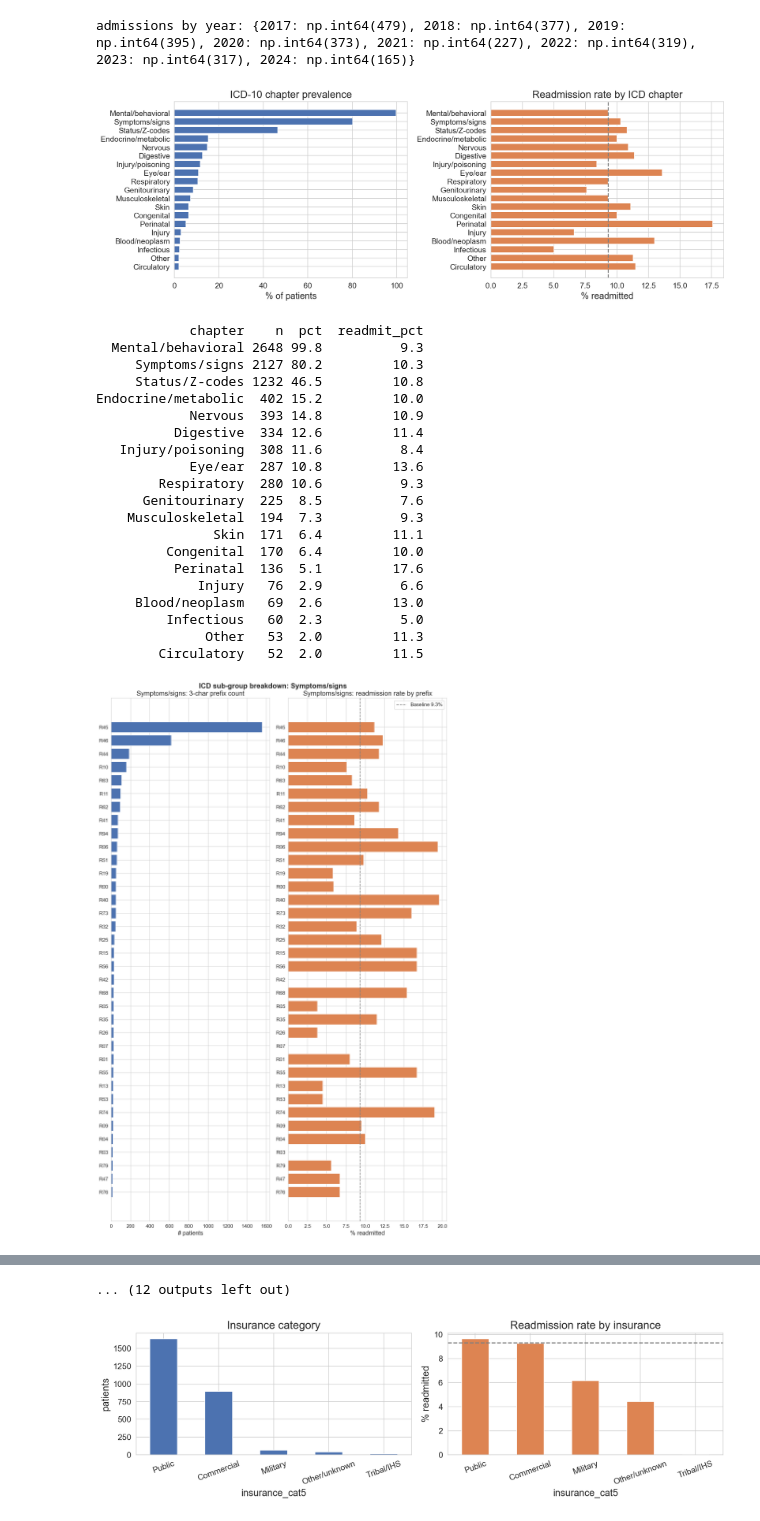
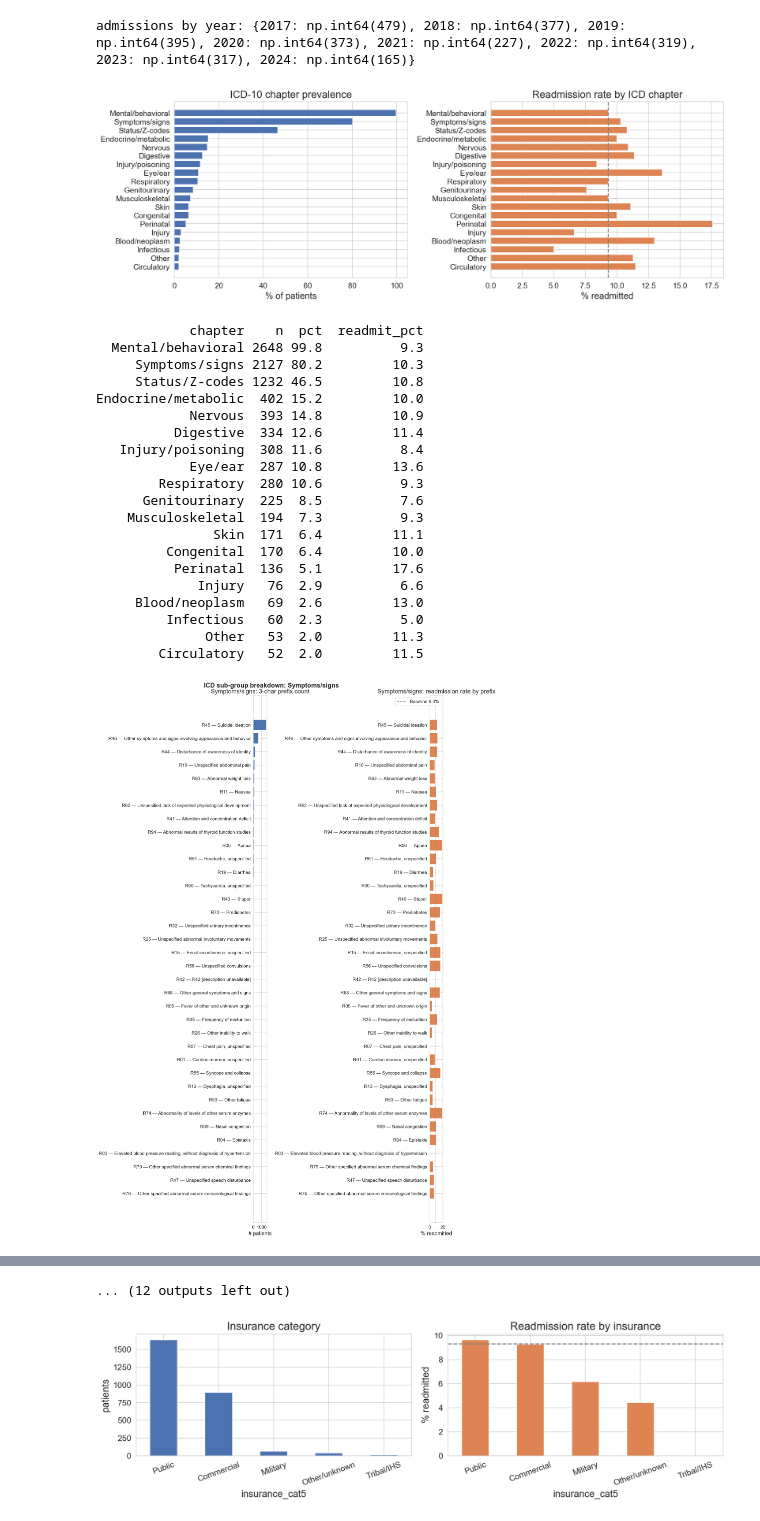
Before and after one commit to mdgld/Readmission-analysis, a Jupyter notebook: Readmission_Descriptive_and_Inferential.ipynb, the cells around one changed output, grey strips where cells are left out. Saved outputs shown, nothing was run; the diff lists cells and outputs as text; code cells hidden in the pictures.

```diff
--- a/Readmission_Descriptive_and_Inferential.ipynb
+++ b/Readmission_Descriptive_and_Inferential.ipynb
@@ -509,6 +512,20 @@ Fig 2b: skipped (redundant with boxplot + risk tier analysis)
 # ── Fig 3: Readmission rate by DSM-5 category (horizontal dot plot) ────────────
 dsm5_long = pd.read_csv('DSM5_Readmission_Analysis.csv')
 dsm5_long.columns = ['category', 'readmit_n', 'total_n', 'rate']
+
+# Expand misleading DSM residual display labels before plotting. In the current
+# reference, "Other Mental Disorder" is not a heterogeneous category: it maps to
+# R45.850 (homicidal ideation), so the portfolio figure should show the clinical
+# construct rather than a collapsed catch-all label.
+_icd_ref = pd.read_csv('ICD10_to_DSM5_Complete_Reference.csv')
+_dsm_display = {}
+for _cat, _grp in _icd_ref.dropna(subset=['DSM5_Category']).groupby('DSM5_Category'):
+    _grp = _grp.sort_values('Frequency', ascending=False)
+    if len(_grp) == 1 and str(_cat).lower().startswith('other'):
+        _row = _grp.iloc[0]
+        _dsm_display[_cat] = f"{_row['Description']} ({_row['ICD_Code']})"
+dsm5_long['category_raw'] = dsm5_long['category']
+dsm5_long['category'] = dsm5_long['category'].replace(_dsm_display)
 dsm5_long = dsm5_long.dropna(subset=['rate'])
 dsm5_long = dsm5_long[dsm5_long['total_n'] >= 15]
 dsm5_long = dsm5_long.sort_values('rate', ascending=True).reset_index(drop=True)
@@ -1148,6 +1165,19 @@ print(icd.to_string(index=False))
 BASELINE = 9.3
 above_bl = icd[icd['readmit_pct'] > BASELINE]['chapter'].tolist()
 _CH_LETTER = {v: k for k, v in _ICD_CH.items()}  # invert chapter-name → letter map
+
+# Human-readable labels for 3-character ICD prefixes. The reference file is at
+# full-code grain, so choose the most frequent full code under each prefix as a
+# representative description while retaining the raw prefix in CSV outputs.
+_ref = pd.read_csv('ICD10_to_DSM5_Complete_Reference.csv')
+_ref['prefix'] = _ref['ICD_Code'].astype(str).str.upper().str[:3]
+_prefix_desc = (_ref.sort_values(['prefix', 'Frequency'], ascending=[True, False])
+                  .drop_duplicates('prefix')
+                  .set_index('prefix')['Description']
+                  .to_dict())
+def _prefix_label(pfx):
+    desc = _prefix_desc.get(str(pfx).upper(), '')
+    return f'{pfx} — {desc}' if desc else str(pfx)
 
 def _build_prefix_table(df_data, ch_letter):
     """One-pass: collect (patient_idx, 3-char prefix) for the given chapter.
@@ -1190,41 +1220,42 @@ for chapter_name in above_bl:
     if not sub_rows:
         print(f'{chapter_name}: no sub-group with n>=15'); continue
     sub_df = pd.DataFrame(sub_rows).sort_values('n', ascending=False)
+    sub_df['prefix_label'] = sub_df['prefix'].apply(_prefix_label)
     safe_name = chapter_name.replace('/', '_').replace(' ', '_')
     sub_df.to_csv(f'figures/P1_icd_subgroups_{safe_name}.csv', index=False)
-    fig2, axs2 = plt.subplots(1, 2, figsize=(12, max(4, len(sub_df) * 0.5 + 1)))
-    axs2[0].barh(sub_df['prefix'], sub_df['n'], color='#4C72B0')
+    fig2, axs2 = plt.subplots(1, 2, figsize=(13, max(4, len(sub_df) * 0.55 + 1)))
+    axs2[0].barh(sub_df['prefix_label'], sub_df['n'], color='#4C72B0')
     axs2[0].set_xlabel('# patients'); axs2[0].set_title(f'{chapter_name}: 3-char prefix count')
     axs2[0].invert_yaxis()
-    axs2[1].barh(sub_df['prefix'], sub_df['readmit_pct'], color='#DD8452')
+    axs2[1].barh(sub_df['prefix_label'], sub_df['readmit_pct'], color='#DD8452')
     axs2[1].axvline(BASELINE, color='gray', ls='--', label=f'Baseline {BASELINE}%')
     axs2[1].set_xlabel('% readmitted'); axs2[1].set_title(f'{chapter_name}: readmission rate by prefix')
     axs2[1].invert_yaxis(); axs2[1].legend()
     plt.suptitle(f'ICD sub-group breakdown: {chapter_name}', fontweight='bold')
     plt.tight_layout()
     plt.savefig(f'figures/P1_icd_subgroups_{safe_name}.png', dpi=150)
     plt.show()
     print(sub_df.to_string(index=False))
 # %% [output]
 [figure]
             chapter    n  pct  readmit_pct
   Mental/behavioral 2648 99.8          9.3
      Symptoms/signs 2127 80.2         10.3
      Status/Z-codes 1232 46.5         10.8
 Endocrine/metabolic  402 15.2         10.0
             Nervous  393 14.8         10.9
           Digestive  334 12.6         11.4
    Injury/poisoning  308 11.6          8.4
             Eye/ear  287 10.8         13.6
         Respiratory  280 10.6          9.3
       Genitourinary  225  8.5          7.6
     Musculoskeletal  194  7.3          9.3
                Skin  171  6.4         11.1
          Congenital  170  6.4         10.0
           Perinatal  136  5.1         17.6
              Injury   76  2.9          6.6
      Blood/neoplasm   69  2.6         13.0
          Infectious   60  2.3          5.0
               Other   53  2.0         11.3
         Circulatory   52  2.0         11.5
-[figure, old version]
+[figure, new version]
```
Also changed, not shown: parts of 4 cells of this notebook, 50 other files.
